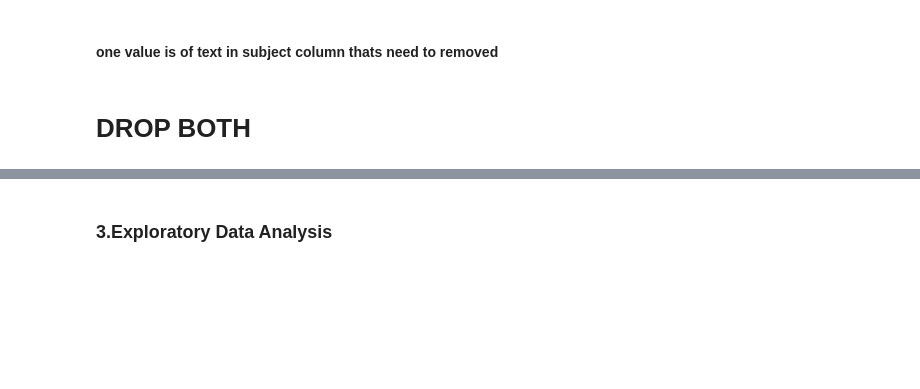
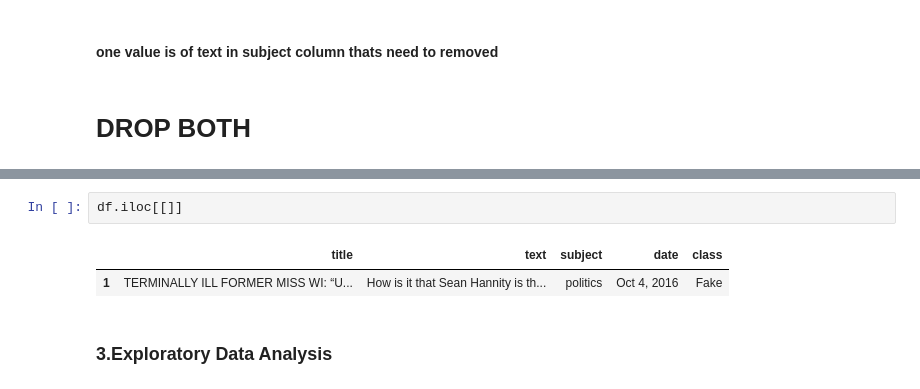
Before and after one commit to sanapple9631/datascienceprojects, a Jupyter notebook: NLP/Fake News/fake_news_detection/notebooks/fakenews2.ipynb, the cells around one changed output, grey strips where cells are left out. Drawn from its saved outputs; the diff is of its cells as text; blank space fills up the shorter version.

```diff
--- a/NLP/Fake News/fake_news_detection/notebooks/fakenews2.ipynb
+++ b/NLP/Fake News/fake_news_detection/notebooks/fakenews2.ipynb
@@ -223,3 +279,8 @@ dups_sub
+# %%
+df.iloc[[]]
+# %% [output]
+|  | title | text | subject | date | class |
+| 1 | TERMINALLY ILL FORMER MISS WI: “U... | How is it that Sean Hannity is th... | politics | Oct 4, 2016 | Fake |
 # %% [markdown]
 ### 3.Exploratory Data Analysis
 # %% [markdown]
```
Also changed, not shown: parts of 8 cells of this notebook, 5 other files.
